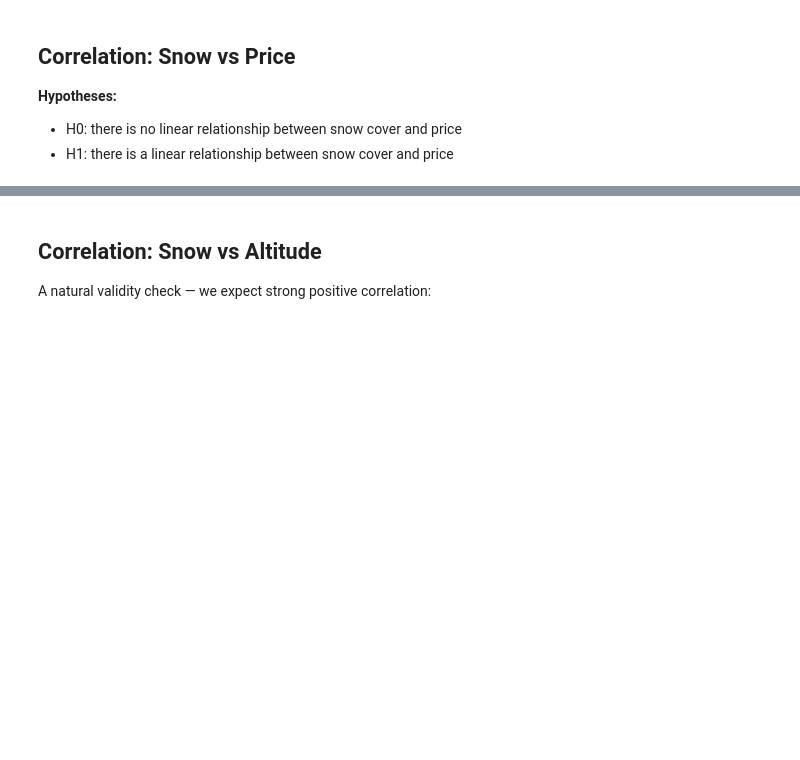
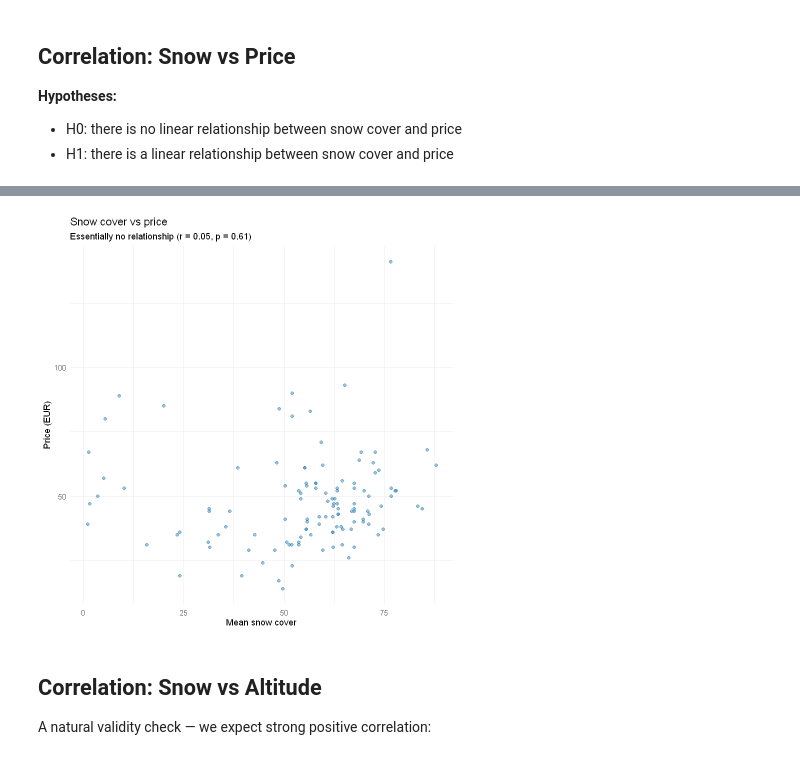
Before and after one commit to alessandroMacchii/Ski-resorts-prices-In-R, a Jupyter notebook: ski_analysis.ipynb, the cells around one changed output, grey strips where cells are left out. Saved outputs shown, nothing was run; the diff lists cells and outputs as text; code cells hidden in the pictures; blank space fills up the shorter version.

```diff
--- a/ski_analysis.ipynb
+++ b/ski_analysis.ipynb
@@ -735,17 +790,18 @@ latitude and longitude to a common precision and aggregate.
 # %%
-# Round coordinates to 0.25 degrees (matches typical grid spacing)
-# snow_agg <- snow %>%
-#   mutate(Lat_round = round(Latitude * 4) / 4,
-#          Lon_round = round(Longitude * 4) / 4) %>%
-#   group_by(Lat_round, Lon_round) %>%
-#   summarise(Mean_Snow = mean(Snow, na.rm = TRUE),
-#             Max_Snow = max(Snow, na.rm = TRUE),
-#             .groups = "drop")
-#
-# resorts <- resorts %>%
-#   mutate(Lat_round = round(Latitude * 4) / 4,
-#          Lon_round = round(Longitude * 4) / 4) %>%
-#   left_join(snow_agg, by = c("Lat_round", "Lon_round"))
-#
-# # How many resorts got matched?
-# sum(!is.na(resorts$Mean_Snow))
+# Round coordinates to 0.25 degrees and aggregate snow per grid cell
+snow_agg <- snow %>%
+  mutate(Lat_round = round(Latitude * 4) / 4,
+         Lon_round = round(Longitude * 4) / 4) %>%
+  group_by(Lat_round, Lon_round) %>%
+  summarise(Mean_Snow = mean(Snow, na.rm = TRUE),
+            Max_Snow = max(Snow, na.rm = TRUE),
+            .groups = "drop")
+
+# Add the same keys to resorts, then merge snow on
+resorts <- mutate(resorts,
+                  Lat_round = round(Latitude * 4) / 4,
+                  Lon_round = round(Longitude * 4) / 4)
+resorts <- merge(resorts, snow_agg,
+                 by = c("Lat_round", "Lon_round"), all.x = TRUE)
+
+sum(!is.na(resorts$Mean_Snow))   # resorts matched
@@ -761,3 +830,16 @@ latitude and longitude to a common precision and aggregate.
+# %%
+# Snow vs price (Suspect 4) ---------------------------------------------------
+snow_plot_data <- filter(resorts, !is.na(Mean_Snow) & !is.na(Price))
+p_snow <- ggplot(snow_plot_data, aes(x = Mean_Snow, y = Price)) +
+  geom_point(alpha = 0.5, colour = blue) +
+  labs(title = "Snow cover vs price",
+       subtitle = "Essentially no relationship (r = 0.05, p = 0.61)",
+       x = "Mean snow cover", y = "Price (EUR)") +
+  theme_minimal()
+
+p_snow
+# %% [output]
+[figure, added]
 # %% [markdown]
 ## Correlation: Snow vs Altitude
 
```
Also changed, not shown: parts of 42 cells of this notebook.
